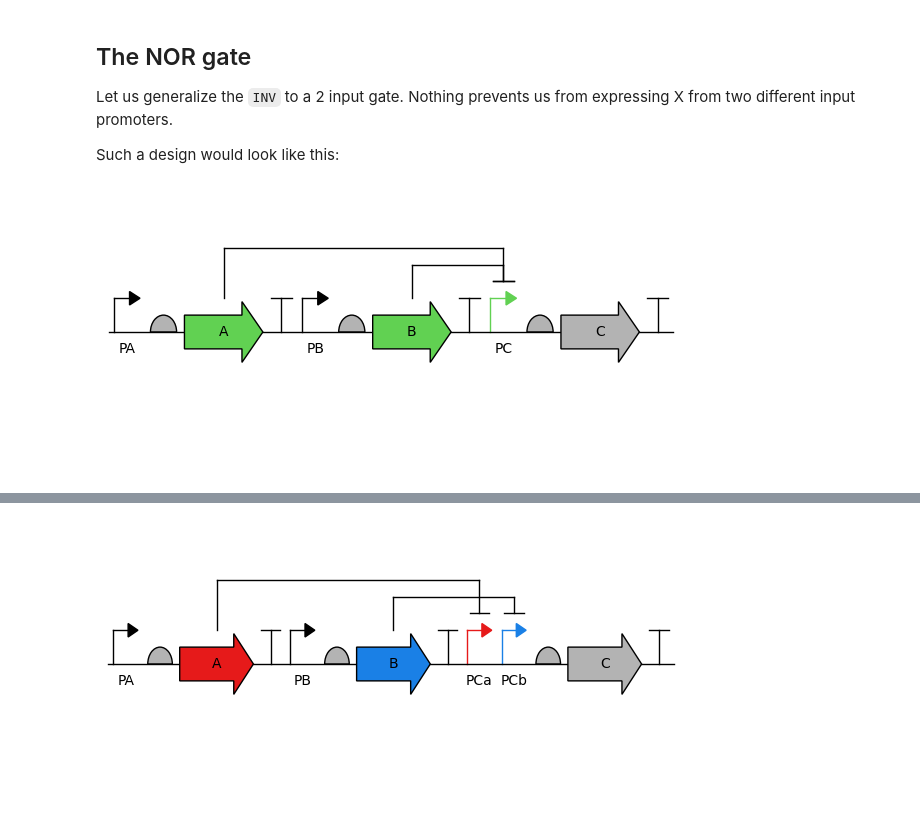
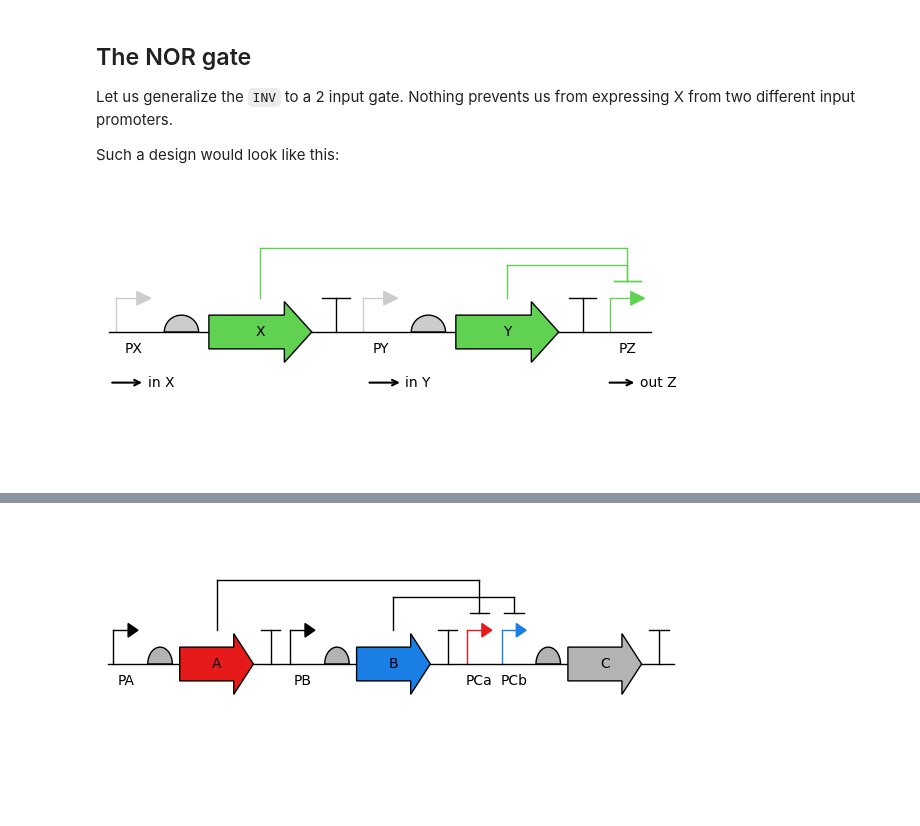
Before and after one commit to BioDisCo/computational_bioengineering, a Jupyter notebook: gates/notes.ipynb, the cells around one changed output, grey strips where cells are left out. Cells and saved outputs as stored; diff of their text form; code cells hidden in the pictures.

```diff
--- a/gates/notes.ipynb
+++ b/gates/notes.ipynb
@@ -333,7 +336,8 @@ p0 = {
         'type': 'Promoter',
         'fwd': True,
         'opts': {
-            'label':'PA',
+            'label':'PX',
+            'color':[0.8, 0.8, 0.8],
             'label_size':10,
             'label_y_offset': -5
         },
@@ -341,13 +345,16 @@ p0 = {
 rbs0 = {
         'type': 'RBS',
         'fwd': True,
+        'opts': {
+            'color':[0.8, 0.8, 0.8],
+        }
     }
 cds0 = {
         'type': 'CDS',
         'fwd': True,
         'opts': {
             'color':[0.38, 0.82, 0.32],
-            'label':'A',
+            'label':'X',
             'label_size':10
         },
     }
@@ -361,21 +368,25 @@ p1 = {
         'type': 'Promoter',
         'fwd': True,
         'opts': {
-            'label':'PB',
+            'label':'PY',
             'label_size':10,
-            'label_y_offset': -5
+            'label_y_offset': -5,
+            'color':[0.8, 0.8, 0.8],
         },
     }
 rbs1 = {
         'type': 'RBS',
         'fwd': True,
+        'opts': {
+            'color':[0.8, 0.8, 0.8],
+        }
     }
 cds1 = {
         'type': 'CDS',
         'fwd': True,
         'opts': {
             'color':[0.38, 0.82, 0.32],
-            'label':'B',
+            'label':'Y',
             'label_size':10
         },
     }
@@ -387,30 +398,13 @@ t1 = {
 # --- inverter gate ---
 p2 = {
         'type': 'Promoter',
-        'name': 'pLac',
         'fwd': True,
         'opts': {
             'color': [0.38, 0.82, 0.32],
-            'label': 'PC',
-            'label_size':10,
+            'label': 'PZ',
+            'label_size': 10,
             'label_y_offset': -5
         },
-    }
-rbs2 = {
-        'type': 'RBS',
-        'fwd': True,
-    }
-cds2 = {
-        'type': 'CDS',
-        'fwd': True,
-        'opts': {
-            'label':'C',
-            'label_size':10
-        },
-    }
-t2 = {
-        'type': 'Terminator',
-        'fwd': True,
     }
 
 # --- Define regulation ---
@@ -419,33 +413,68 @@ regulations = [
         'from_part': cds0,
         'to_part': p2,
         'type': 'Repression',
+        'opts': {
+            'color': [0.38, 0.82, 0.32],
+        }
     },
     {
         'from_part': cds1,
         'to_part': p2,
         'type': 'Repression',
+        'opts': {
+            'color': [0.38, 0.82, 0.32],
+        }
     }
 ]
 
 design = [
     p0, rbs0, cds0, t0,
     p1, rbs1, cds1, t1,
-    p2, rbs2, cds2, t2,
+    p2,
 ]
 
 # --- Render DNA ---
 fig, ax = plt.subplots(figsize=(6, 3))
 start_pos, end_pos = dr.renderDNA(
     ax=ax,
     parts=design,
     regs=regulations,
     part_renderers=renderers,
     reg_renderers= dr.std_reg_renderers(),
 )
+
+ax.annotate(
+    'in X',
+    xy=(0, -15),
+    xytext=(15, -15),
+    arrowprops=dict(arrowstyle="<-", color='black', lw=1.5),
+    fontsize=10,
+    ha='center',
+    va='center'
+)
+ax.annotate(
+    'in Y',
+    xy=(75, -15),
+    xytext=(90, -15),
+    arrowprops=dict(arrowstyle="<-", color='black', lw=1.5),
+    fontsize=10,
+    ha='center',
+    va='center'
+)
+ax.annotate(
+    'out Z',
+    xy=(145, -15),
+    xytext=(160, -15),
+    arrowprops=dict(arrowstyle="<-", color='black', lw=1.5),
+    fontsize=10,
+    ha='center',
+    va='center'
+)
+
 ax.set_xlim([start_pos - 1, end_pos + 1])
 ax.set_ylim([-40, 40])
 ax.set_axis_off()
 plt.tight_layout()
 # %% [output]
-[figure, old version]
+[figure, new version]
 # %% [markdown]
```
Also changed, not shown: parts of 6 cells of this notebook.
